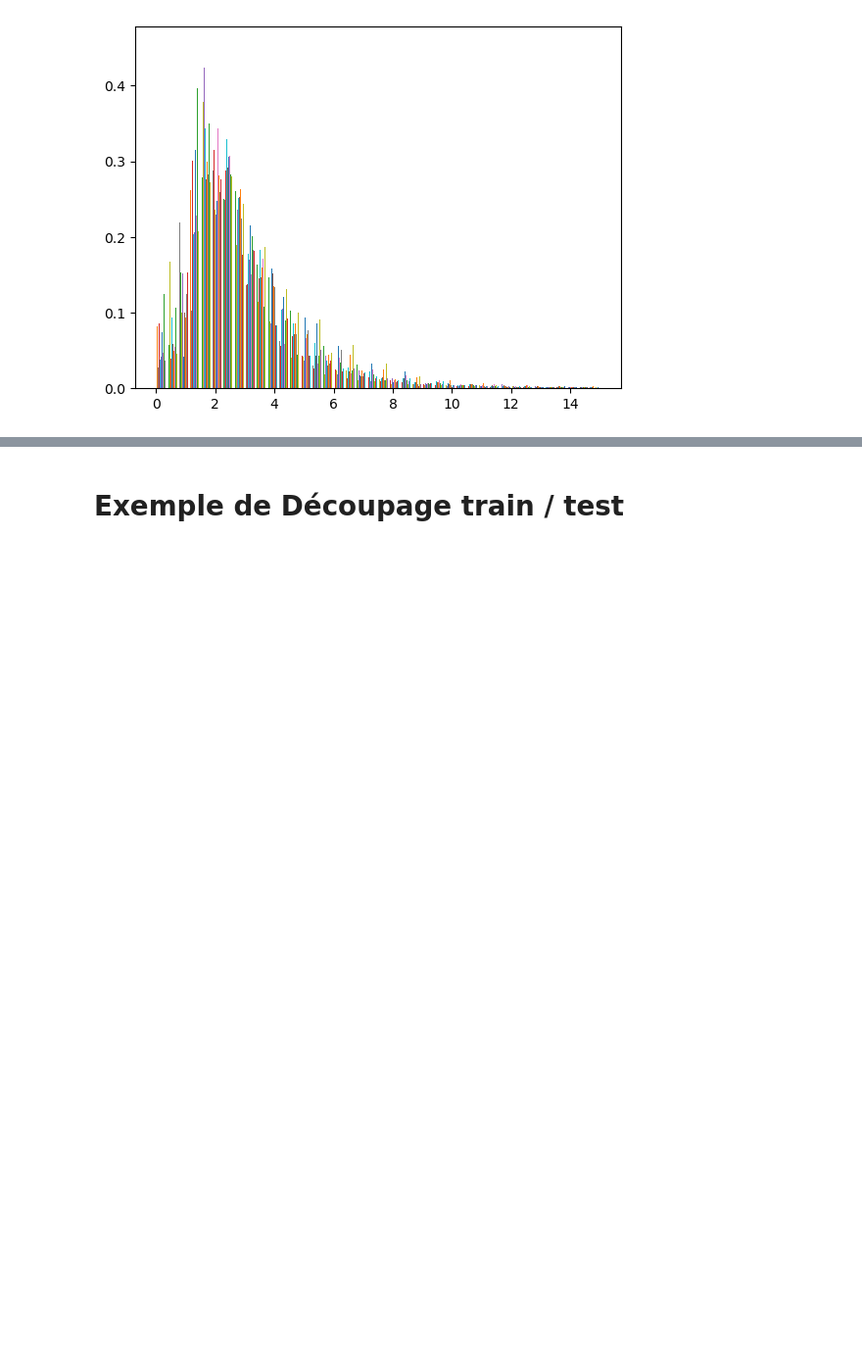
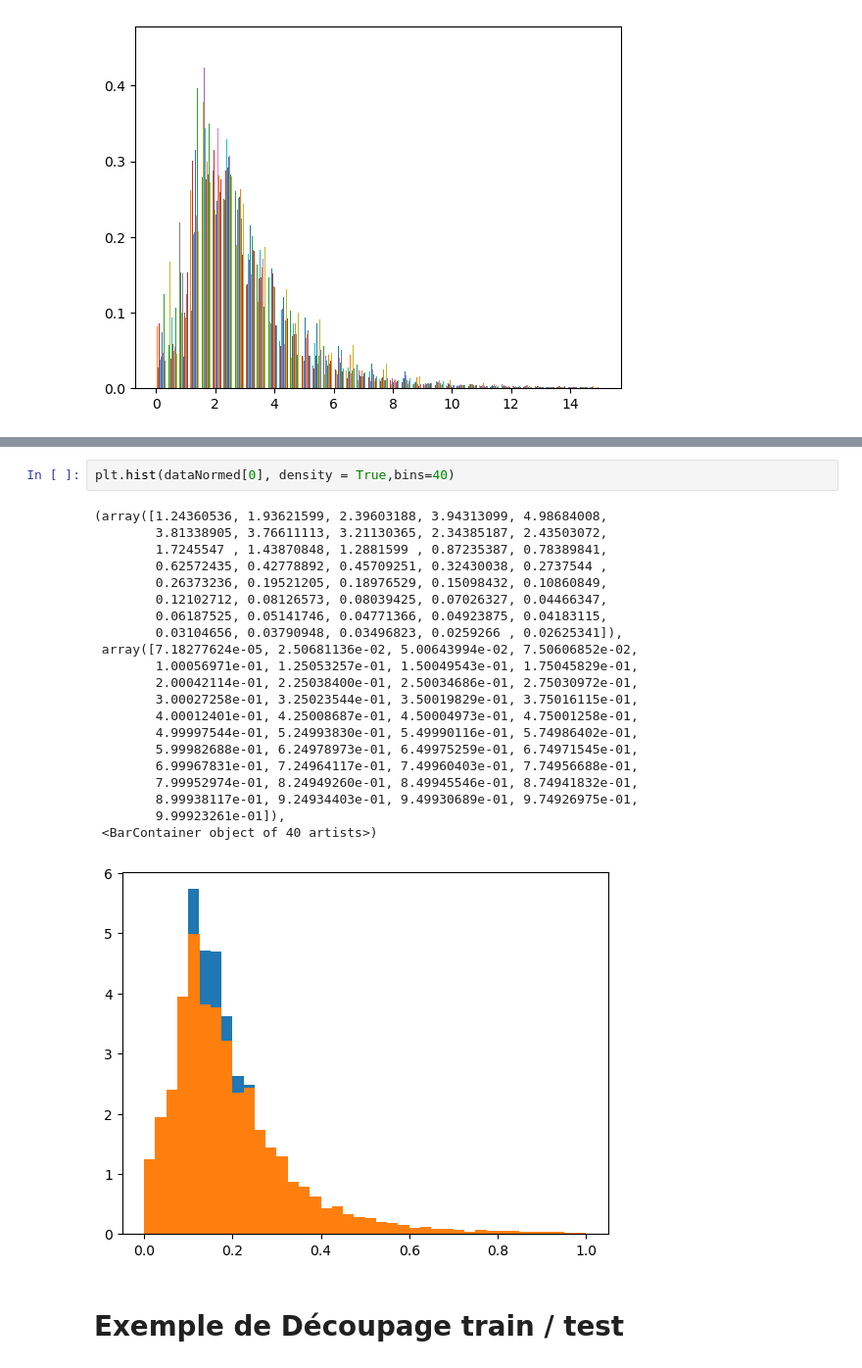
Before and after one commit to noe-morel/MathApp-project, a Jupyter notebook: Mathapp.ipynb, the cells around one changed output, grey strips where cells are left out. Shown at 98% size. Drawn from its saved outputs; the diff is of its cells as text; blank space fills up the shorter version.

```diff
--- a/Mathapp.ipynb
+++ b/Mathapp.ipynb
@@ -200,3 +207,27 @@ print(size)
+# %%
+plt.hist(dataNormed[0], density = True,bins=40)
+# %% [output]
+(array([1.24360536, 1.93621599, 2.39603188, 3.94313099, 4.98684008,
+        3.81338905, 3.76611113, 3.21130365, 2.34385187, 2.43503072,
+        1.7245547 , 1.43870848, 1.2881599 , 0.87235387, 0.78389841,
+        0.62572435, 0.42778892, 0.45709251, 0.32430038, 0.2737544 ,
+        0.26373236, 0.19521205, 0.18976529, 0.15098432, 0.10860849,
+        0.12102712, 0.08126573, 0.08039425, 0.07026327, 0.04466347,
+        0.06187525, 0.05141746, 0.04771366, 0.04923875, 0.04183115,
+        0.03104656, 0.03790948, 0.03496823, 0.0259266 , 0.02625341]),
+ array([7.18277624e-05, 2.50681136e-02, 5.00643994e-02, 7.50606852e-02,
+        1.00056971e-01, 1.25053257e-01, 1.50049543e-01, 1.75045829e-01,
+        2.00042114e-01, 2.25038400e-01, 2.50034686e-01, 2.75030972e-01,
+        3.00027258e-01, 3.25023544e-01, 3.50019829e-01, 3.75016115e-01,
+        4.00012401e-01, 4.25008687e-01, 4.50004973e-01, 4.75001258e-01,
+        4.99997544e-01, 5.24993830e-01, 5.49990116e-01, 5.74986402e-01,
+        5.99982688e-01, 6.24978973e-01, 6.49975259e-01, 6.74971545e-01,
+        6.99967831e-01, 7.24964117e-01, 7.49960403e-01, 7.74956688e-01,
+        7.99952974e-01, 8.24949260e-01, 8.49945546e-01, 8.74941832e-01,
+        8.99938117e-01, 9.24934403e-01, 9.49930689e-01, 9.74926975e-01,
+        9.99923261e-01]),
+ <BarContainer object of 40 artists>)
+[figure, added]
 # %% [markdown]
 # Exemple de Découpage train / test
 # %% [markdown]
```
Also changed, not shown: parts of 5 cells of this notebook.
